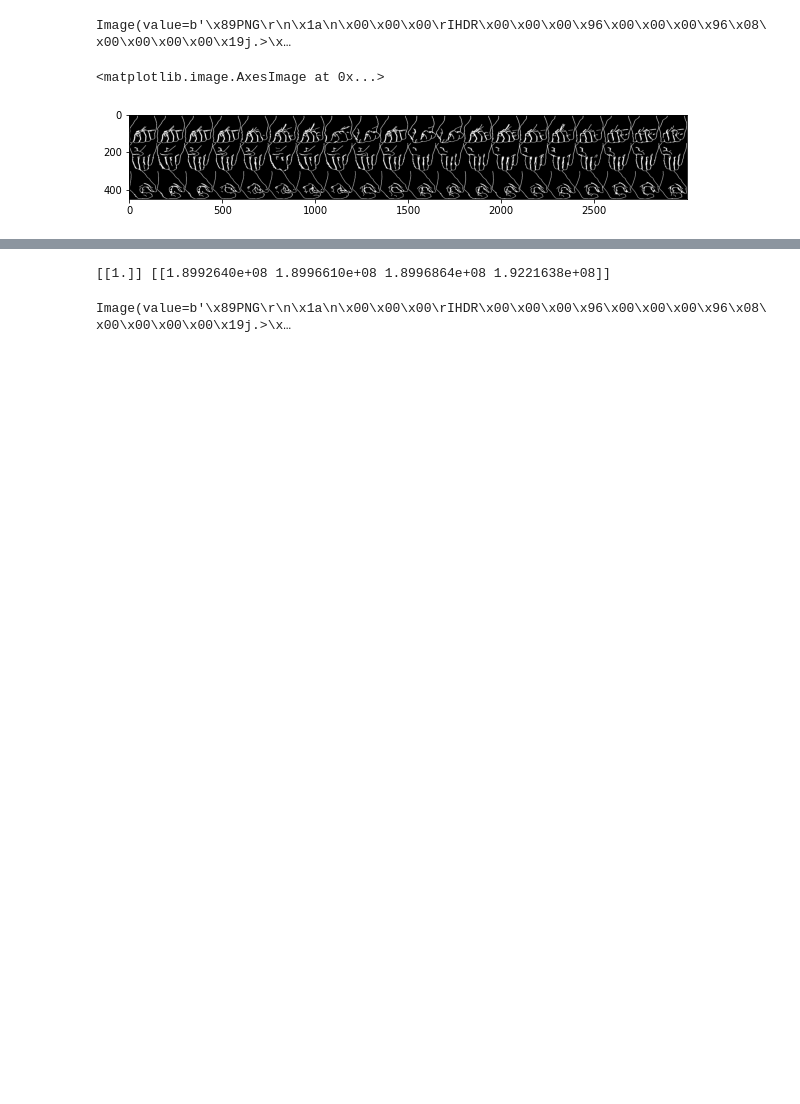
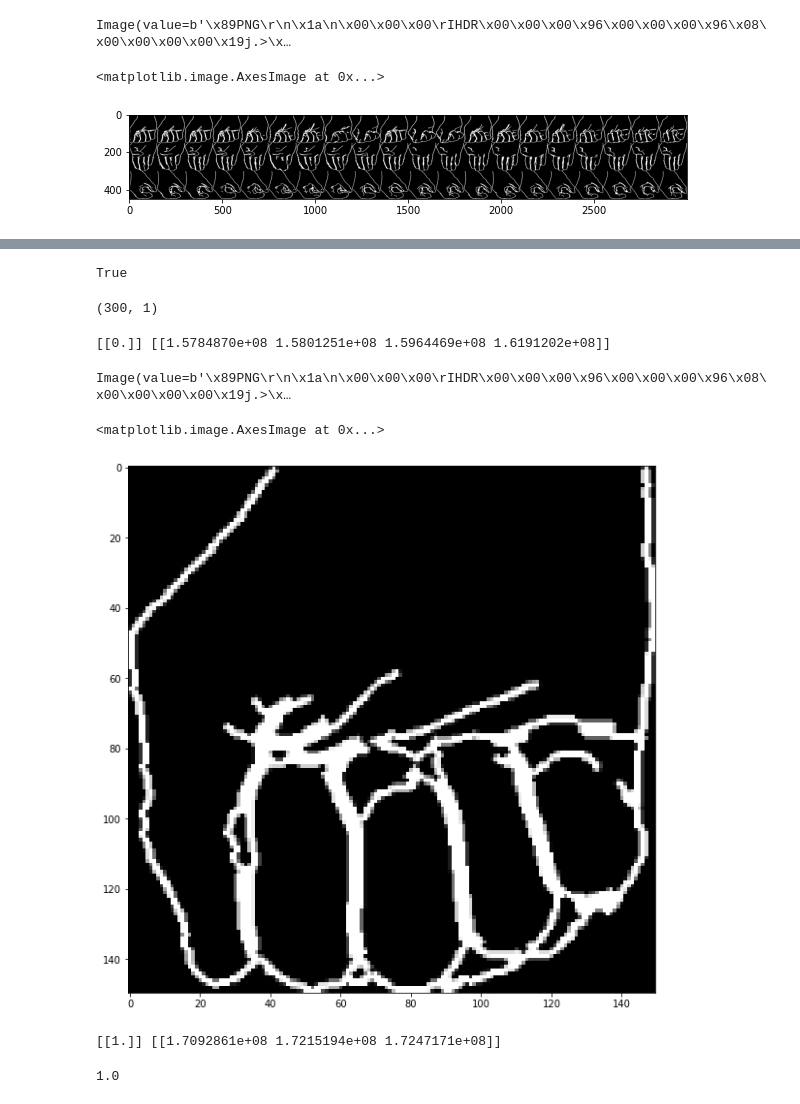
Before and after one commit to ShaneHoughton/asl_computer_vision, a Jupyter notebook: final_project_asl.ipynb, the cells around one changed output, grey strips where cells are left out. Drawn from its saved outputs; the diff is of its cells as text; code cells hidden in the pictures; blank space fills up the shorter version.

```diff
--- a/final_project_asl.ipynb
+++ b/final_project_asl.ipynb
@@ -112,17 +119,17 @@ def saver(im):
 def digit_feature_vectors(im):
     """
     This is a very simple feature vector set: just the pixel values in their original order
-    (after forcing the image size to be 18x18).
+    (after forcing the image size to be 150x150).
     """
     return cv2.resize(im.astype('float'), (150, 150)).ravel()
 
 def extract_training_digits(im, fv=digit_feature_vectors):
     """
-    Extracts the training digits from the given image. The image must have 10 rows with
-    each row a different numeral but the same height. The digits must be square. Every
-    digit image is sent to the given feature vector function which must return a 1D
+    Extracts the training hands from the given image. The image must have 3 rows with
+    each row a different letter but the same height. The hands must be square. Every
+    hand image is sent to the given feature vector function which must return a 1D
     set of values that are the features for that image. The same function will later be
-    used to make the feature vectors for the digits being identified.
+    used to make the feature vectors for the hands being identified.
 
     This returns two arrays:
         feature_vectors: NxM where N is # examples and M is # features for each example
@@ -198,23 +201,52 @@ True
+# %%
+knn = cv2.ml.KNearest_create()
+knn.train(fv, cv2.ml.ROW_SAMPLE, lbls)
+# %% [output]
+True
+# %%
+lbls.shape
+# %% [output]
+(300, 1)
 # %%
 # Testing classifier on test image set (not images trained on)
-_, digits, _, scores = knn.findNearest(digit_feature_vectors(io.imread('alphabet/test_images/b10.png')).astype(dtype=np.float32)[None, :], k=4)
+_, digits, _, scores = knn.findNearest(digit_feature_vectors(io.imread('alphabet/test_images/a1.png')).astype(dtype=np.float32)[None, :], k=4)
 print(digits, scores)
 # %% [output]
-[[1.]] [[1.8992640e+08 1.8996610e+08 1.8996864e+08 1.9221638e+08]]
+[[0.]] [[1.5784870e+08 1.5801251e+08 1.5964469e+08 1.6191202e+08]]
 # %%
 def asl_translator(im):
+    """
+    Putting it all together, this function gets the outline/resizes the hand image from the camera,
+    Turns it into a feature vector, and then runs the KNearest classifier on it.
+    The letter selected is written on the bottom right of the image and the scores along the top
 
+    Returns: the outlined hand image with the letter in the bottom right
+    """
     # If largest contour is hand (certain size) continue
 
 
     letters = 'ABC'
     outlined = get_outline(im)
-    _, letter_index, _, scores = knn.findNearest(digit_feature_vectors(outlined).astype(dtype=np.float32)[None, :], k=4)
-    letter = letters[int(letter_index)]
+    _, letter_index, _, scores = knn.findNearest(digit_feature_vectors(outlined).astype(dtype=np.float32)[None, :]*255, k=4)
+    letter = letters[int(letter_index.squeeze())]
     cv2.putText(outlined, letter, (120, 140), cv2.FONT_HERSHEY_PLAIN, 2, (255, 0, 0))
     cv2.putText(outlined, str(scores), (10, 10), cv2.FONT_HERSHEY_PLAIN, 0.5, (255, 0, 0))
     return outlined
 # %%
-im = run_video(asl_translator, camera_num=1)
+im = run_video(asl_translator, camera_num=1, return_orig=True)
 # %% [output]
 Image(value=b'\x89PNG\r\n\x1a\n\x00\x00\x00\rIHDR\x00\x00\x00\x96\x00\x00\x00\x96\x08\x00\x00\x00\x00\x19j.>\x…
+# %%
+plt.imshow(get_outline(im))
+# %% [output]
+<matplotlib.image.AxesImage at 0x...>
+[figure, added]
+# %%
+_, digits, _, scores = knn.findNearest(digit_feature_vectors(get_outline(im)).astype(dtype=np.float32)[None, :]*255, k=3)
+print(digits, scores)
+# %% [output]
+[[1.]] [[1.7092861e+08 1.7215194e+08 1.7247171e+08]]
+# %%
+digit_feature_vectors(get_outline(im)).reshape(150, 150).max()
+# %% [output]
+1.0
```
Also changed, not shown: parts of 3 cells of this notebook.
